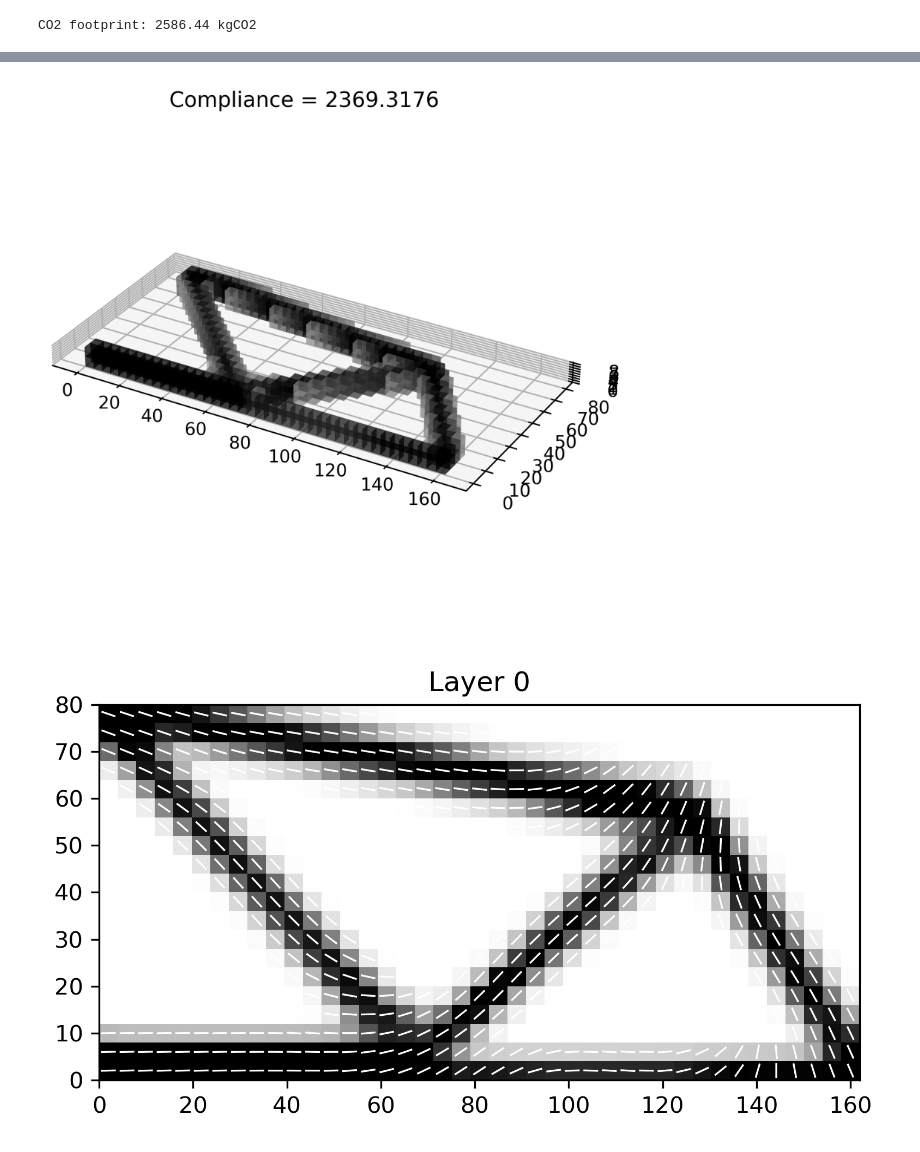
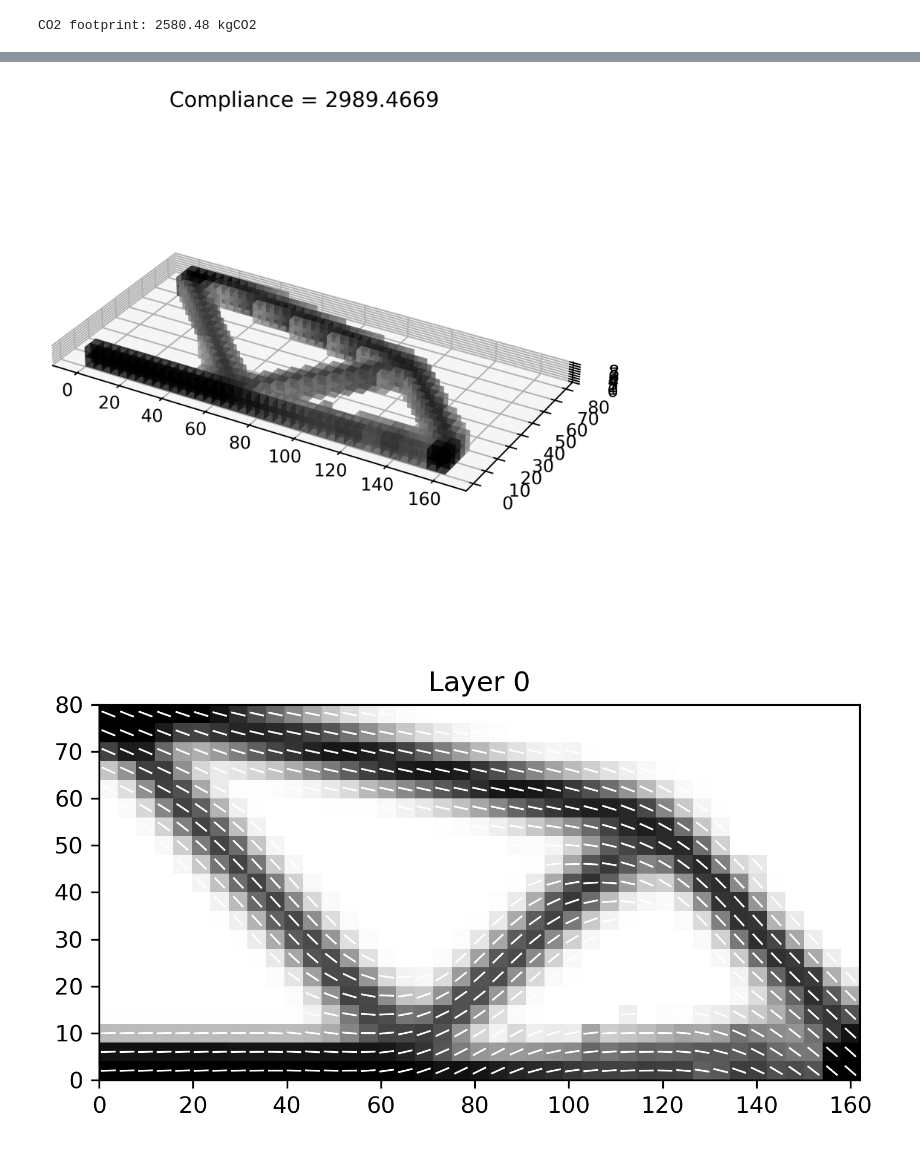
Before and after one commit to mid2SUPAERO/SOMP_Ansys, a Jupyter notebook: SimpleExample.ipynb, the cells around one changed output, grey strips where cells are left out. Cells and saved outputs as stored; diff of their text form; code cells hidden in the pictures.

```diff
--- a/SimpleExample.ipynb
+++ b/SimpleExample.ipynb
@@ -91,6 +90,6 @@ CO2 footprint: 2685.73 kgCO2
 # %%
-solver2 = TopOpt(inputfile='mbb3d', dim='3D', jobname='3d',
-                Ex=Ex, Ey=Ey, nuxy=nuxy, nuyz=vmatrix, Gxy=Gxy, volfrac=0.3, r_rho=6, r_theta=20, theta0=50, max_iter=100)
+solver2 = TopOpt(inputfile='mbb3d', dim='3D_layer', jobname='3d',
+                Ex=Ex, Ey=Ey, nuxy=nuxy, nuyz=vmatrix, Gxy=Gxy, volfrac=0.3, r_rho=8, r_theta=20, theta0=50, max_iter=100)
 solver2.optim()
 
 print()
@@ -119,10 +118,10 @@ Variable updating time:   33.35s
 # %%
 post2 = Post3D(solver2)
-post2.plot_convergence()
+post2.plot_convergence(start_iter=3)
 post2.plot()
 post2.plot_layer(layer=0)
 post2.plot_layer(layer=1)
 
 print('CO2 footprint: {:.2f} kgCO2'.format(1000 * post2.CO2_footprint(rho, CO2mat, CO2veh)))
 # %% [output]
-CO2 footprint: 2586.44 kgCO2
+CO2 footprint: 2580.48 kgCO2
@@ -130,2 +129,2 @@ CO2 footprint: 2586.44 kgCO2
-[figure, old version]
+[figure, new version]
-[figure, old version]
+[figure, new version]
```
Also changed, not shown: parts of 5 cells of this notebook, 3 other files.
